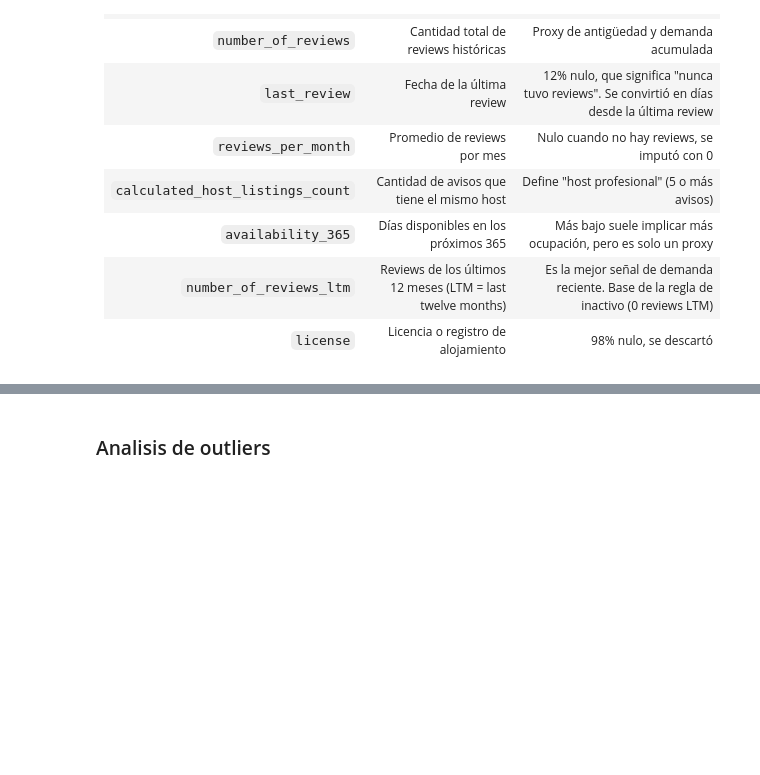
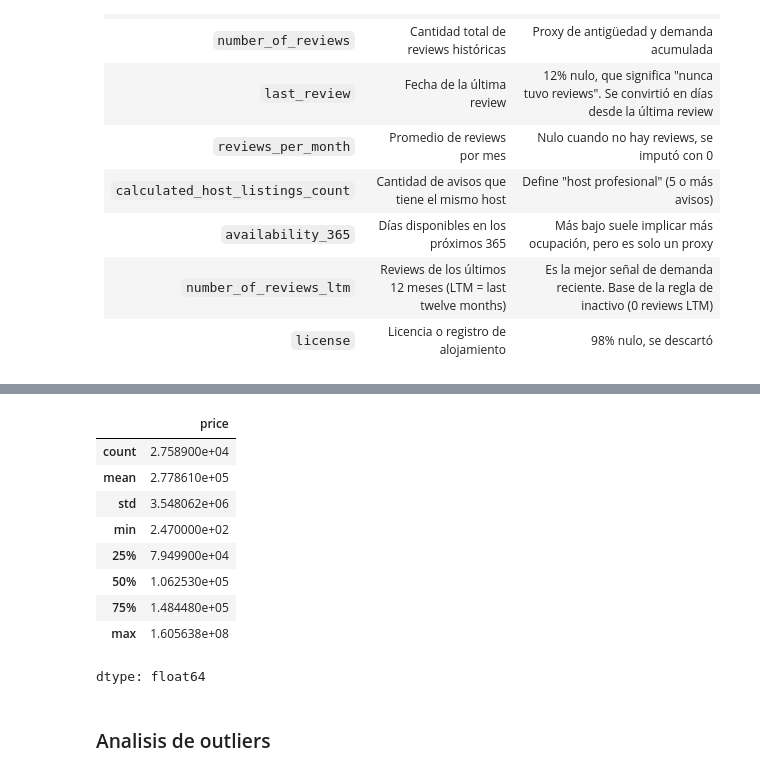
Before and after one commit to Andru-1987/data_science_ii_96085, a Jupyter notebook: 14_semana/clase_teorica/ML_Semana_14.ipynb, the cells around one changed output, grey strips where cells are left out. Saved outputs shown, nothing was run; the diff lists cells and outputs as text; code cells hidden in the pictures; blank space fills up the shorter version.

```diff
--- a/14_semana/clase_teorica/ML_Semana_14.ipynb
+++ b/14_semana/clase_teorica/ML_Semana_14.ipynb
@@ -58,3 +72,16 @@ df = df.dropna(subset=[target]) # El target debe estar disponible
+# %%
+df.price.describe().round(2)
+# %% [output]
+|  | price |
+| count | 2.758900e+04 |
+| mean | 2.778610e+05 |
+| std | 3.548062e+06 |
+| min | 2.470000e+02 |
+| 25% | 7.949900e+04 |
+| 50% | 1.062530e+05 |
+| 75% | 1.484480e+05 |
+| max | 1.605638e+08 |
+dtype: float64
 # %% [markdown]
 ### Analisis de outliers
 # %%
```
Also changed, not shown: parts of 17 cells of this notebook.
